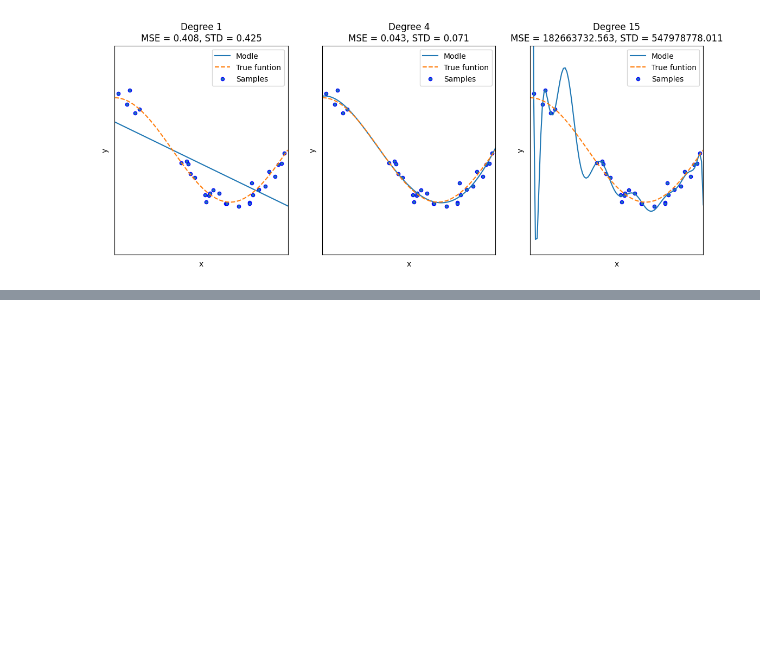
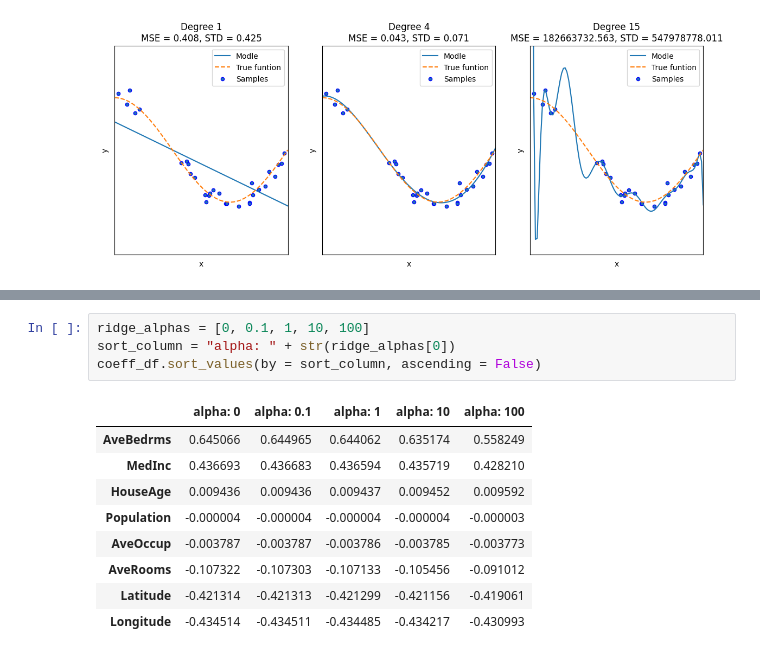
Before and after one commit to YoonTae98/machine_learning, a Jupyter notebook: ch05/5_1.ipynb, the cells around one changed output, grey strips where cells are left out. Drawn from its saved outputs; the diff is of its cells as text; blank space fills up the shorter version.

```diff
--- a/ch05/5_1.ipynb
+++ b/ch05/5_1.ipynb
@@ -249,0 +310,14 @@ plt.show()
+# %%
+ridge_alphas = [0, 0.1, 1, 10, 100]
+sort_column = "alpha: " + str(ridge_alphas[0])
+coeff_df.sort_values(by = sort_column, ascending = False)
+# %% [output]
+|  | alpha: 0 | alpha: 0.1 | alpha: 1 | alpha: 10 | alpha: 100 |
+| AveBedrms | 0.645066 | 0.644965 | 0.644062 | 0.635174 | 0.558249 |
+| MedInc | 0.436693 | 0.436683 | 0.436594 | 0.435719 | 0.428210 |
+| HouseAge | 0.009436 | 0.009436 | 0.009437 | 0.009452 | 0.009592 |
+| Population | -0.000004 | -0.000004 | -0.000004 | -0.000004 | -0.000003 |
+| AveOccup | -0.003787 | -0.003787 | -0.003786 | -0.003785 | -0.003773 |
+| AveRooms | -0.107322 | -0.107303 | -0.107133 | -0.105456 | -0.091012 |
+| Latitude | -0.421314 | -0.421313 | -0.421299 | -0.421156 | -0.419061 |
+| Longitude | -0.434514 | -0.434511 | -0.434485 | -0.434217 | -0.430993 |
```
Also changed, not shown: parts of 8 cells of this notebook, 4 other files.
